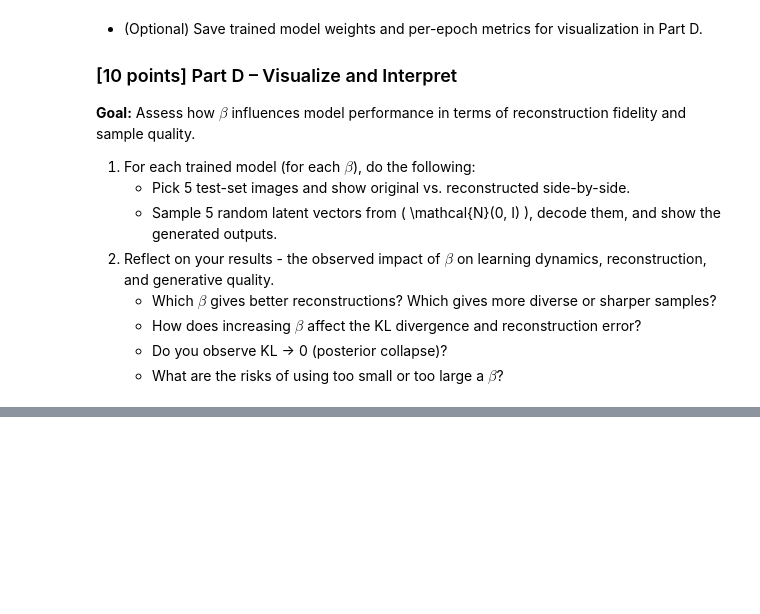
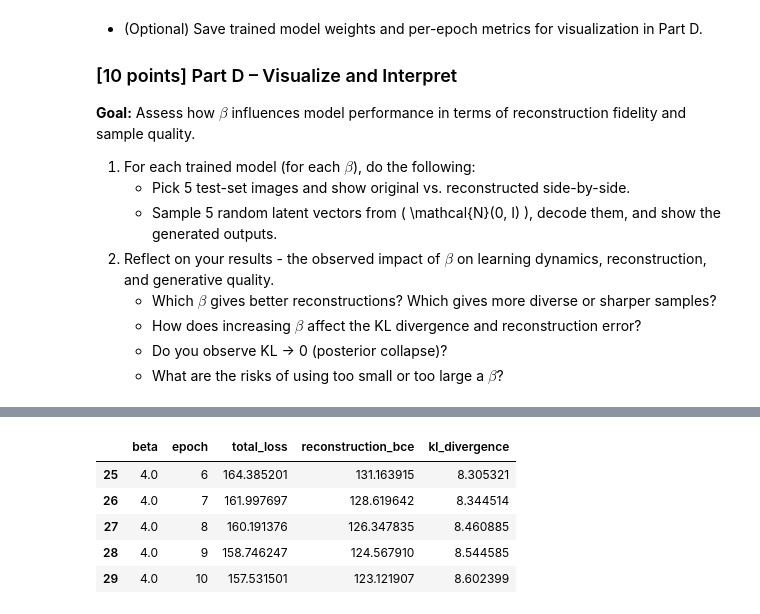
Before and after one commit to CovertRob/ai-algorithms-base, a Jupyter notebook: homework/HW4.ipynb, the cells around one changed output, grey strips where cells are left out. Saved outputs shown, nothing was run; the diff lists cells and outputs as text; code cells hidden in the pictures; blank space fills up the shorter version.

```diff
--- a/homework/HW4.ipynb
+++ b/homework/HW4.ipynb
@@ -1555,0 +1807,87 @@ __Goal:__ Assess how $\beta$ influences model performance in terms of reconstruc
+# %%
+from torch.utils.data import DataLoader, Subset
+import pandas as pd
+
+# Settings
+latent_dim = 10
+beta_values = [0.5, 1.0, 4.0]
+epochs_per_beta = args.epochs
+learning_rate = 1e-3
+train_subset_size = 10_000
+
+# Use a fixed subset so beta comparisons use the same training examples.
+generator = torch.Generator().manual_seed(args.seed)
+subset_indices = torch.randperm(len(train_loader.dataset), generator=generator)[:train_subset_size]
+train_subset = Subset(train_loader.dataset, subset_indices)
+train_subset_loader = DataLoader(
+    train_subset,
+    batch_size=args.batch_size,
+    shuffle=True,
+    **kwargs,
+)
+
+
+def train_one_beta(beta, epochs=epochs_per_beta):
+    """Train one B-VAE model and return the model plus per-epoch metrics."""
+    model = BetaVAE(latent_dim=latent_dim).to(device)
+    optimizer = optim.Adam(model.parameters(), lr=learning_rate)
+    rows = []
+
+    print(f"\nTraining beta={beta}")
+    print(f"{'epoch':>5}  {'total':>10}  {'BCE':>10}  {'KL':>10}")
+    print("-" * 43)
+
+    for epoch in range(1, epochs + 1):
+        # Set into training mode
+        model.train()
+        total_loss_sum = 0.0
+        bce_sum = 0.0
+        kld_sum = 0.0
+        sample_count = 0
+
+        for images, _ in train_subset_loader:
+            images = images.to(device)
+            # Reset gradients for pass
+            optimizer.zero_grad()
+
+            reconstruction, mu, logvar = model(images)
+            loss, bce, kld = model.beta_vae_loss(reconstruction, images, mu, logvar, beta)
+
+            loss.backward()
+            optimizer.step()
+
+            batch_size = images.size(0)
+            total_loss_sum += loss.item()
+            bce_sum += bce.item()
+            kld_sum += kld.item()
+            sample_count += batch_size
+
+        # Normalize by sample count so beta runs are easier to compare.
+        avg_total = total_loss_sum / sample_count
+        avg_bce = bce_sum / sample_count
+        avg_kld = kld_sum / sample_count
+
+        rows.append({
+            "beta": beta,
+            "epoch": epoch,
+            "total_loss": avg_total,
+            "reconstruction_bce": avg_bce,
+            "kl_divergence": avg_kld,
+        })
+
+        print(f"{epoch:5d}  {avg_total:10.2f}  {avg_bce:10.2f}  {avg_kld:10.2f}")
+
+    return model, pd.DataFrame(rows)
+
+
+trained_models = {}
+metrics_frames = []
+
+for beta in beta_values:
+    model, metrics = train_one_beta(beta)
+    trained_models[beta] = model
+    metrics_frames.append(metrics)
+
+training_metrics = pd.concat(metrics_frames, ignore_index=True)
+training_metrics.tail()
+# %% [output]
@@ -1555,0 +1911,6 @@ __Goal:__ Assess how $\beta$ influences model performance in terms of reconstruc
+|  | beta | epoch | total_loss | reconstruction_bce | kl_divergence |
+| 25 | 4.0 | 6 | 164.385201 | 131.163915 | 8.305321 |
+| 26 | 4.0 | 7 | 161.997697 | 128.619642 | 8.344514 |
+| 27 | 4.0 | 8 | 160.191376 | 126.347835 | 8.460885 |
+| 28 | 4.0 | 9 | 158.746247 | 124.567910 | 8.544585 |
+| 29 | 4.0 | 10 | 157.531501 | 123.121907 | 8.602399 |
```
Also changed, not shown: parts of 25 cells of this notebook, 17 other files.
